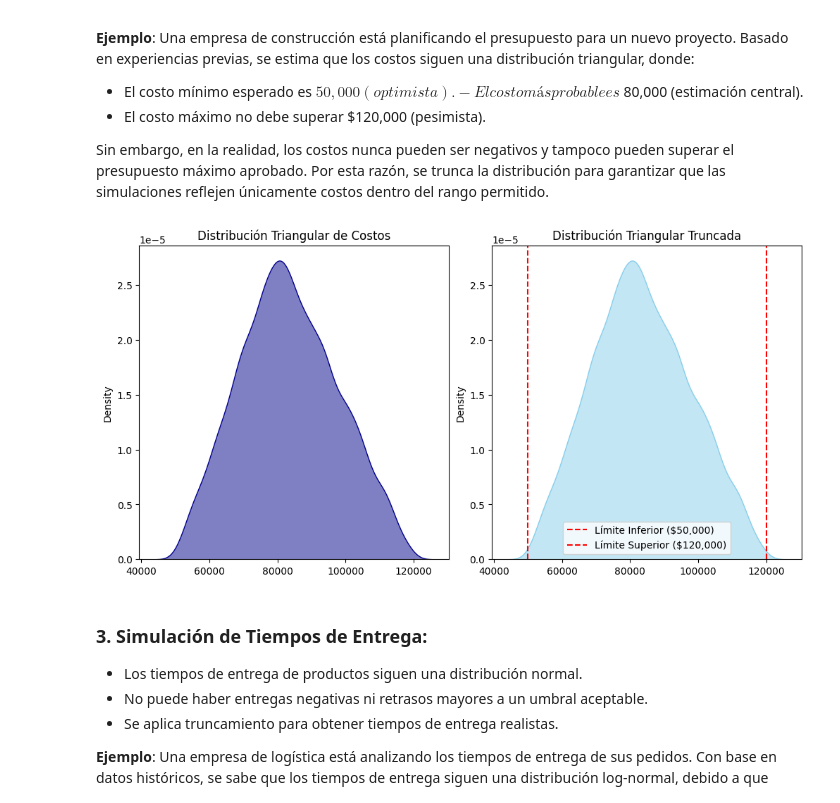
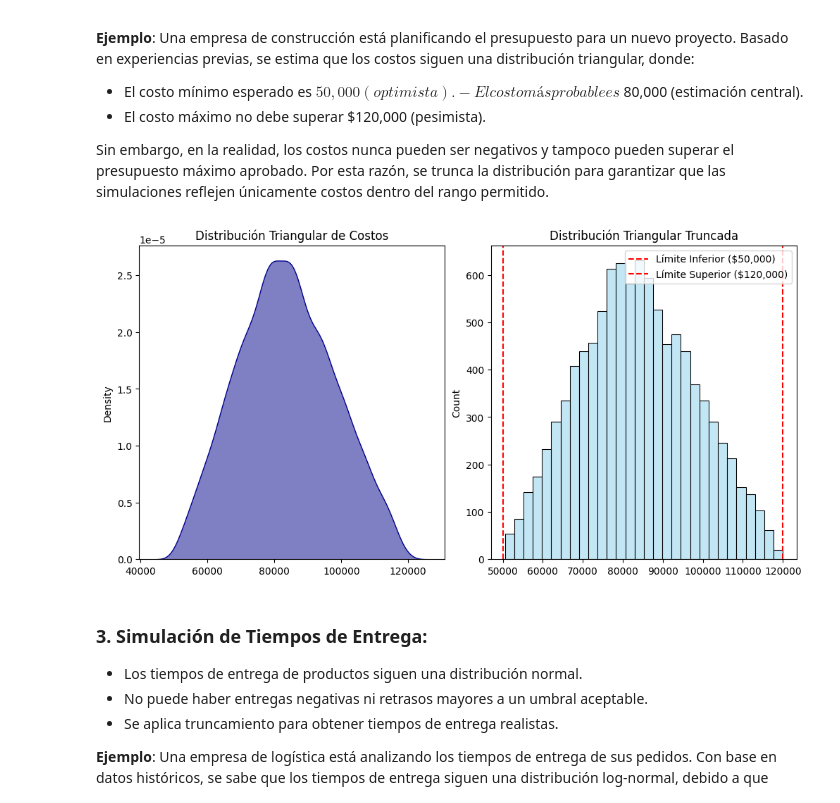
Before and after one commit to Tomaslopera/Truncamiento, a Jupyter notebook: Truncamiento.ipynb, the cells around one changed output. Saved outputs shown, nothing was run; the diff lists cells and outputs as text; code cells hidden in the pictures.

```diff
--- a/Truncamiento.ipynb
+++ b/Truncamiento.ipynb
@@ -253,25 +253,25 @@ Sin embargo, en la realidad, los costos nunca pueden ser negativos y tampoco pue
 # %%
 fig, ax = plt.subplots(nrows=1, ncols=2, figsize=(10, 5), layout='constrained')
 
 cost_min, cost_mode, cost_max = 50000, 80000, 120000
 triang_c = (cost_mode - cost_min) / (cost_max - cost_min)
 
 # Distribución Triangular
 triang_dist = stats.triang(triang_c, loc=cost_min, scale=cost_max - cost_min).rvs(10000)
 sns.kdeplot(triang_dist, color='darkblue', fill=True, alpha=0.5, ax=ax[0])
 ax[0].set_title('Distribución Triangular de Costos')
 
 # Distribución Truncada
 truncated_triang_dist = triang_dist[(triang_dist >= cost_min) & (triang_dist <= cost_max)]
-sns.kdeplot(truncated_triang_dist, color='skyblue', fill=True, alpha=0.5, ax=ax[1])
+sns.histplot(truncated_triang_dist, color='skyblue', bins=30, alpha=0.5, ax=ax[1])
 ax[1].set_title('Distribución Triangular Truncada')
 ax[1].axvline(cost_min, color='red', linestyle='dashed', label='Límite Inferior ($50,000)')
 ax[1].axvline(cost_max, color='red', linestyle='dashed', label='Límite Superior ($120,000)')
 ax[1].legend()
 
 plt.show()
 # %% [output]
-[figure, old version]
+[figure, new version]
 # %% [markdown]
 ### 3. **Simulación de Tiempos de Entrega:**
    - Los tiempos de entrega de productos siguen una distribución normal.
```
